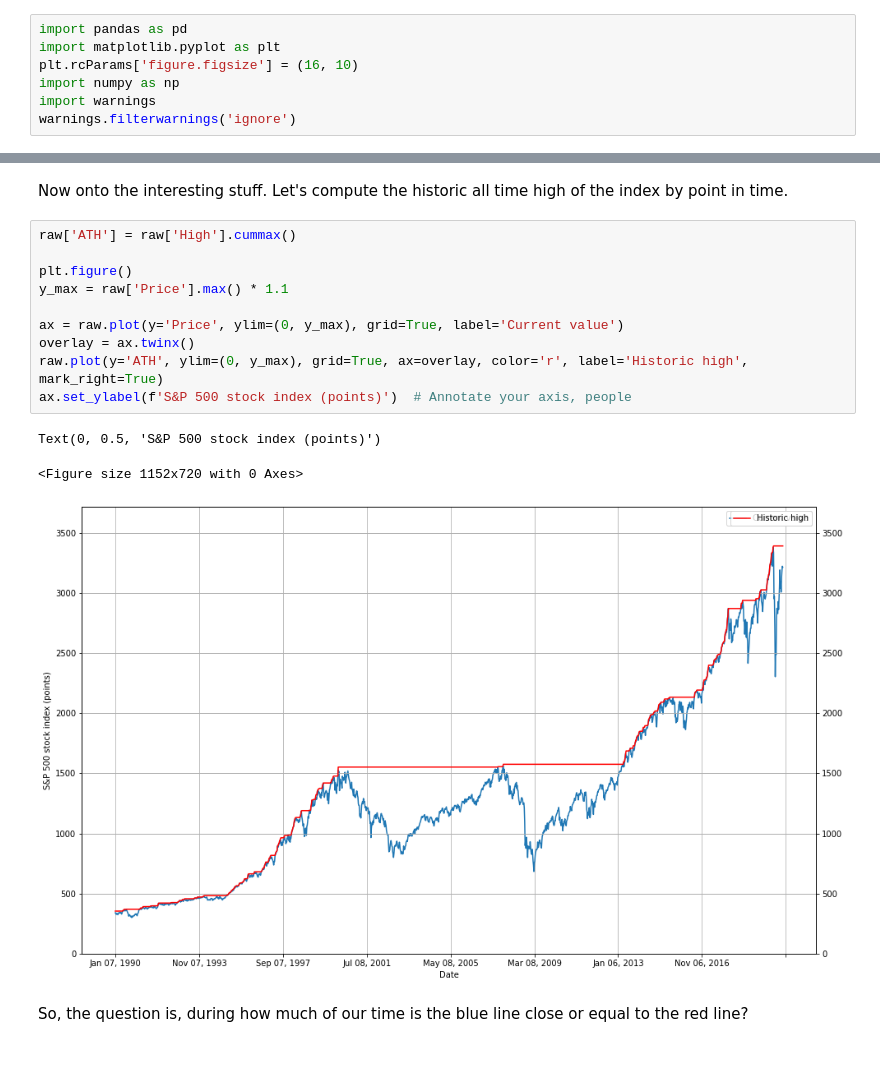
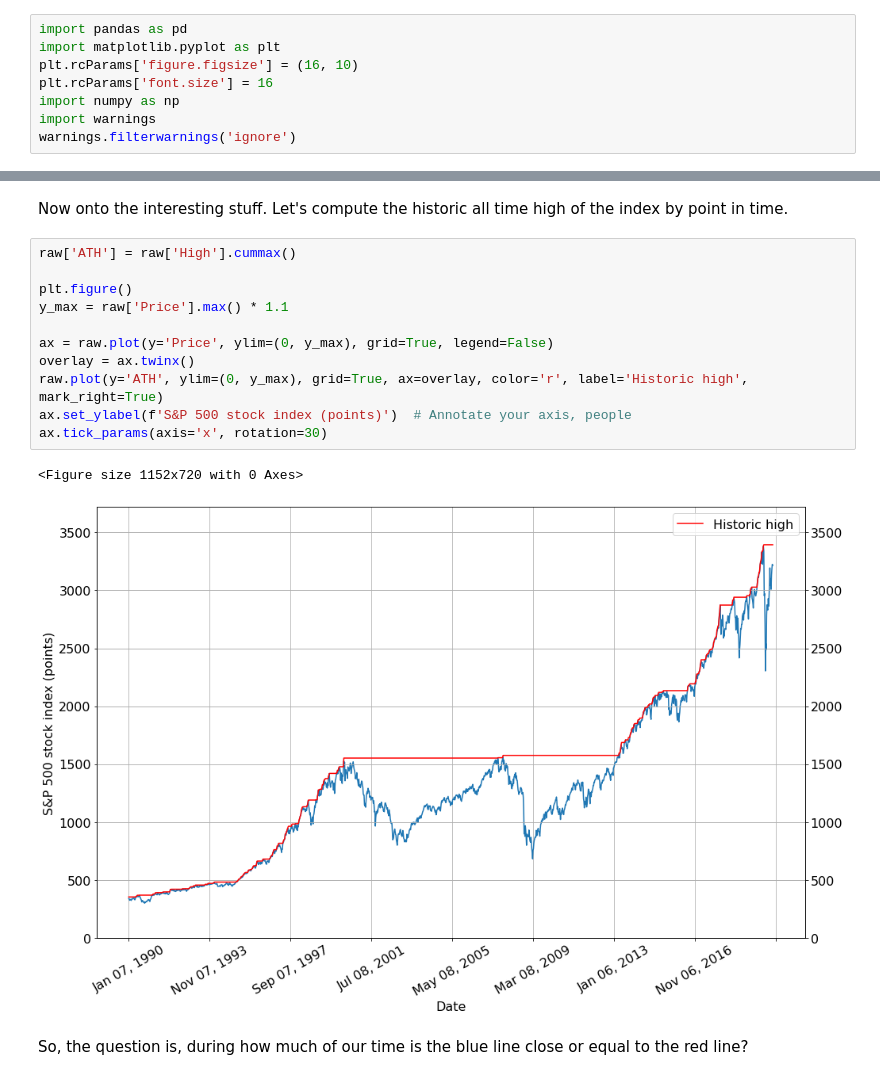
Before and after one commit to Posedge/stock-markets-all-time-high, a Jupyter notebook: stock-markets-all-time-high.ipynb, the cells around one changed output, grey strips where cells are left out. Drawn from its saved outputs; the diff is of its cells as text.

Commit message:
set larger font size

```diff
--- a/stock-markets-all-time-high.ipynb
+++ b/stock-markets-all-time-high.ipynb
@@ -2,6 +2,7 @@
 import pandas as pd
 import matplotlib.pyplot as plt
 plt.rcParams['figure.figsize'] = (16, 10)
+plt.rcParams['font.size'] = 16
 import numpy as np
 import warnings
 warnings.filterwarnings('ignore')
@@ -45,17 +46,17 @@ Now onto the interesting stuff. Let's compute the historic all time high of the
 # %%
 raw['ATH'] = raw['High'].cummax()
 
 plt.figure()
 y_max = raw['Price'].max() * 1.1
 
-ax = raw.plot(y='Price', ylim=(0, y_max), grid=True, label='Current value')
+ax = raw.plot(y='Price', ylim=(0, y_max), grid=True, legend=False)
 overlay = ax.twinx()
 raw.plot(y='ATH', ylim=(0, y_max), grid=True, ax=overlay, color='r', label='Historic high', mark_right=True)
 ax.set_ylabel(f'S&P 500 stock index (points)')  # Annotate your axis, people
+ax.tick_params(axis='x', rotation=30)
 # %% [output]
-Text(0, 0.5, 'S&P 500 stock index (points)')
+<Figure size 1152x720 with 0 Axes>
-<Figure size 1152x720 with 0 Axes>
-[figure, old version]
+[figure, new version]
 # %% [markdown]
 So, the question is, during how much of our time is the blue line close or equal to the red line?
 # %%
```
Also changed, not shown: parts of 2 cells of this notebook.
